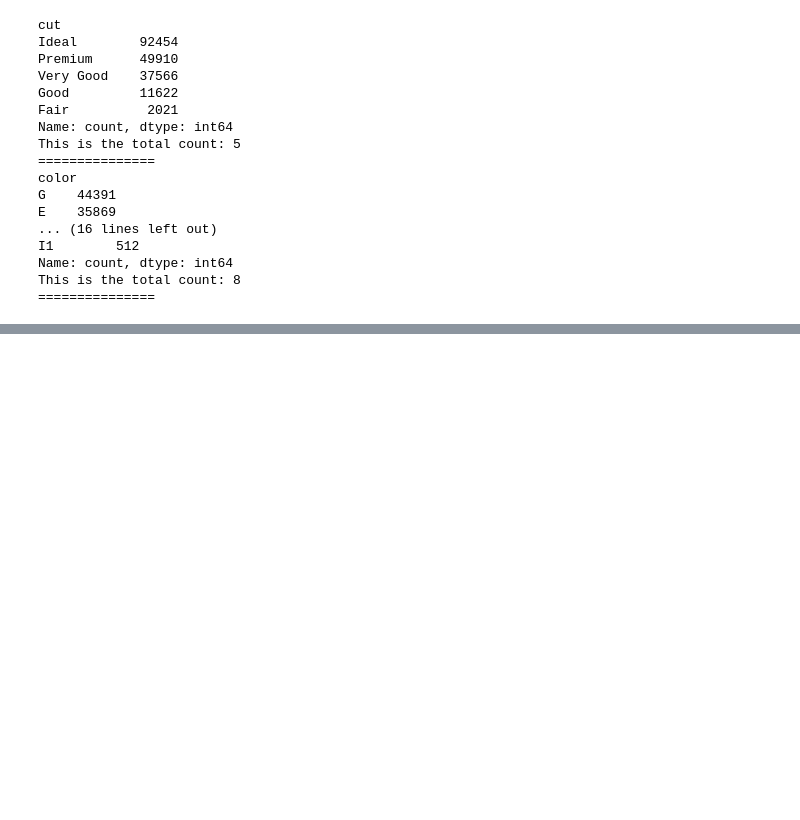
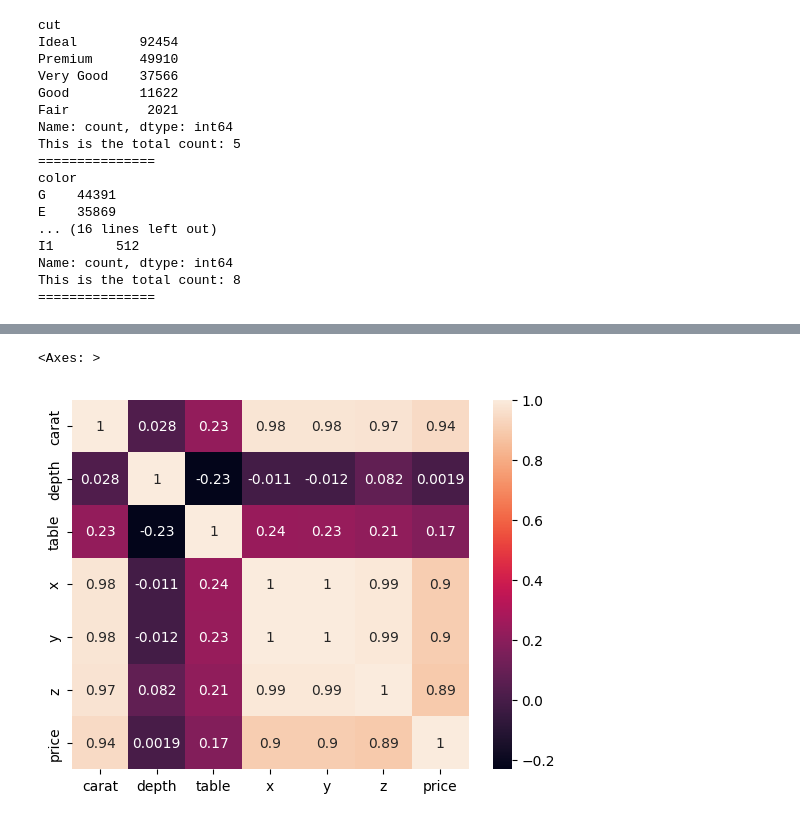
Before and after one commit to ganu0811/GemStone-Price-Prediction, a Jupyter notebook: experiment/experiments1.ipynb, the cells around one changed output, grey strips where cells are left out. Drawn from its saved outputs; the diff is of its cells as text; code cells hidden in the pictures; blank space fills up the shorter version.

```diff
--- a/experiment/experiments1.ipynb
+++ b/experiment/experiments1.ipynb
@@ -196,0 +250,5 @@ This is the total count: 8
+# %%
+sns.heatmap(data[numerical_columns].corr(),annot=True)
+# %% [output]
+<Axes: >
+[figure, added]
```
Also changed, not shown: parts of 11 cells of this notebook.
